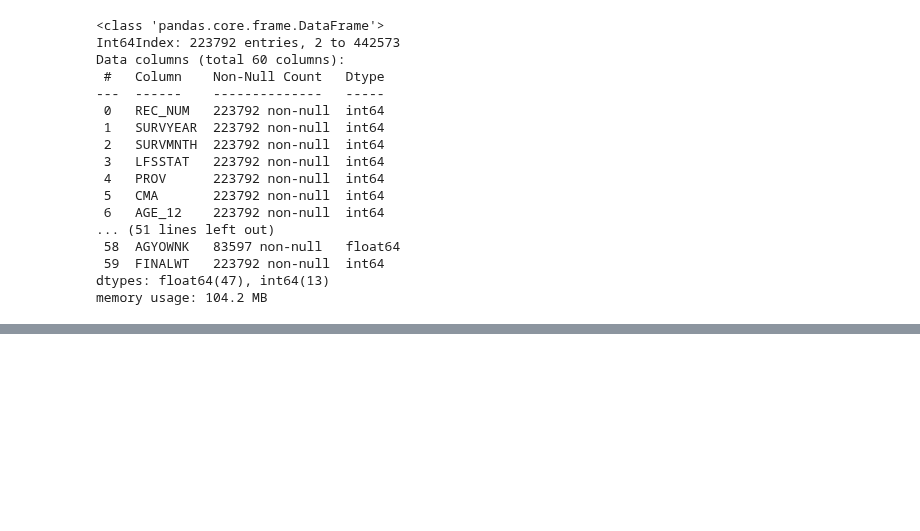
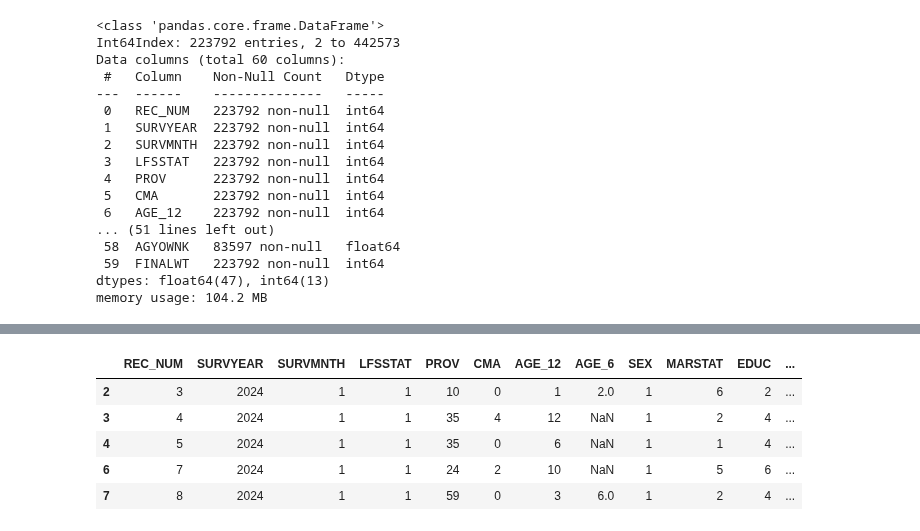
Before and after one commit to harpkang/CIND820_CAPSTONE, a Jupyter notebook: Code/kang_harpreet_code_cind820.ipynb, the cells around one changed output, grey strips where cells are left out. Cells and saved outputs as stored; diff of their text form; code cells hidden in the pictures; blank space fills up the shorter version.

```diff
--- a/Code/kang_harpreet_code_cind820.ipynb
+++ b/Code/kang_harpreet_code_cind820.ipynb
@@ -65,3 +155,12 @@ memory usage: 104.2 MB
+# %%
+data.head()
+# %% [output]
+|  | REC_NUM | SURVYEAR | SURVMNTH | LFSSTAT | PROV | CMA | AGE_12 | AGE_6 | SEX | MARSTAT | EDUC | ... |
+| 2 | 3 | 2024 | 1 | 1 | 10 | 0 | 1 | 2.0 | 1 | 6 | 2 | ... |
+| 3 | 4 | 2024 | 1 | 1 | 35 | 4 | 12 | NaN | 1 | 2 | 4 | ... |
+| 4 | 5 | 2024 | 1 | 1 | 35 | 0 | 6 | NaN | 1 | 1 | 4 | ... |
+| 6 | 7 | 2024 | 1 | 1 | 24 | 2 | 10 | NaN | 1 | 5 | 6 | ... |
+| 7 | 8 | 2024 | 1 | 1 | 59 | 0 | 3 | 6.0 | 1 | 2 | 4 | ... |
 # %%
 data_type_mapping={
 'rec_num':'Nominal',
```
Also changed, not shown: parts of 20 cells of this notebook.
